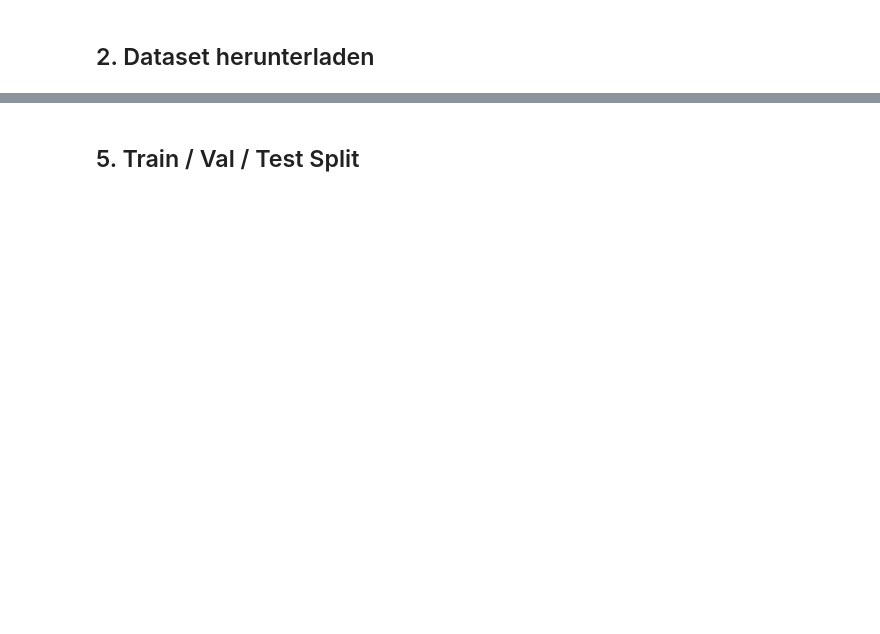
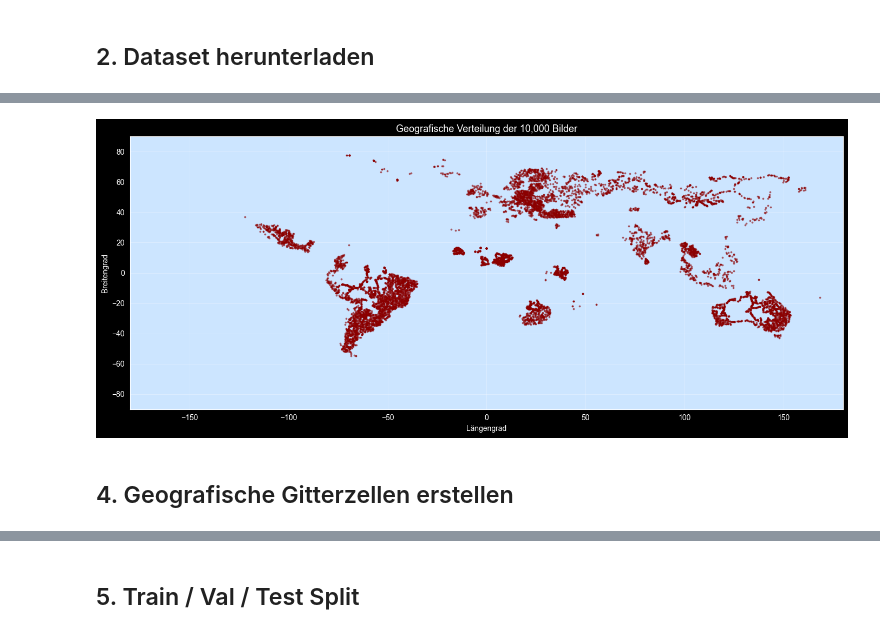
Before and after one commit to David-Tarlos/GeoAI, a Jupyter notebook: geoai.ipynb, the cells around one changed output, grey strips where cells are left out. Cells and saved outputs as stored; diff of their text form; code cells hidden in the pictures; blank space fills up the shorter version.

```diff
--- a/geoai.ipynb
+++ b/geoai.ipynb
@@ -213,0 +87,10 @@ Zellen ohne Trainingsbilder werden ignoriert.
+# %%
+import kagglehub
+
+DATASET_PATH = Path(kagglehub.dataset_download('paulchambaz/google-street-view'))
+IMG_DIR      = DATASET_PATH / 'dataset'
+CSV_PATH     = IMG_DIR / 'coords.csv'
+
+print(f'Dataset : {DATASET_PATH}')
+print(f'Bilder  : {len(list(IMG_DIR.glob("*.png"))):,}')
+print(f'CSV     : {CSV_PATH}')
@@ -213,0 +105,17 @@ Zellen ohne Trainingsbilder werden ignoriert.
+# %%
+# header=None → pandas liest ALLE Zeilen als Daten
+df_raw = pd.read_csv(CSV_PATH, header=None, names=['lat', 'lon'])
+
+print(f'Einträge im CSV : {len(df_raw):,}')
+print(df_raw.head(3))
+
+# Index entspricht dem Dateinamen (Bild 0 → 0.png, Bild 1 → 1.png, ...)
+df_raw['img_path'] = df_raw.index.map(lambda i: str(IMG_DIR / f'{i}.png'))
+
+# Nur Bilder die tatsächlich existieren
+df_raw['exists'] = df_raw['img_path'].apply(lambda p: Path(p).exists())
+df_meta = df_raw[df_raw['exists']].drop(columns='exists').reset_index(drop=True)
+
+print(f'Bilder mit Koordinaten: {len(df_meta):,}')
+print(f'Lat-Bereich: {df_meta["lat"].min():.2f} bis {df_meta["lat"].max():.2f}')
+print(f'Lon-Bereich: {df_meta["lon"].min():.2f} bis {df_meta["lon"].max():.2f}')
@@ -214 +131,15 @@ Zellen ohne Trainingsbilder werden ignoriert.
+# %%
+# Geografische Verteilung visualisieren
+fig, ax = plt.subplots(figsize=(14, 6))
+ax.set_facecolor('#cce5ff')
+ax.scatter(df_meta['lon'], df_meta['lat'], s=3, alpha=0.5, c='darkred')
+ax.set_xlim(-180, 180); ax.set_ylim(-90, 90)
+ax.set_title(f'Geografische Verteilung der {len(df_meta):,} Bilder', fontsize=13)
+ax.set_xlabel('Längengrad'); ax.set_ylabel('Breitengrad')
+ax.grid(True, alpha=0.3)
+plt.tight_layout(); plt.show()
+# %% [output]
+[figure, added]
+# %% [markdown]
+## 4. Geografische Gitterzellen erstellen
 # %%
```
Also changed, not shown: parts of 41 cells of this notebook, 1 other file.
